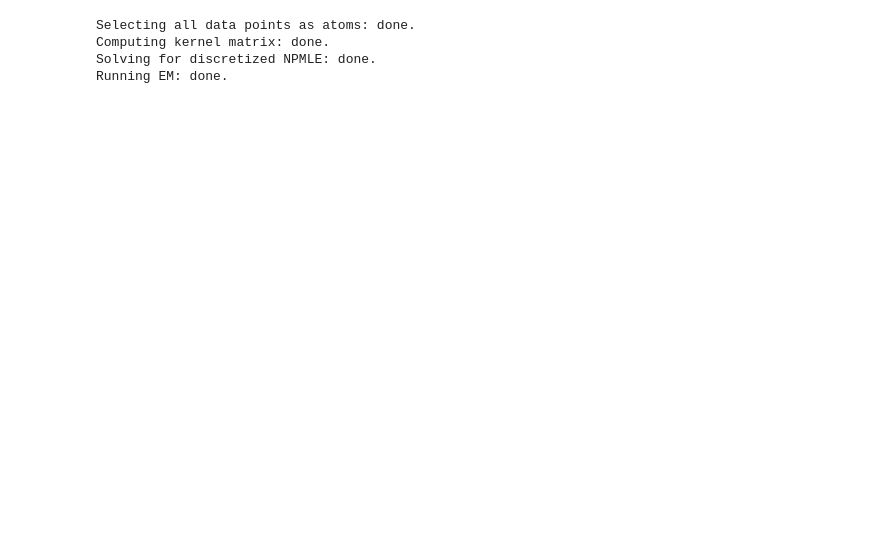
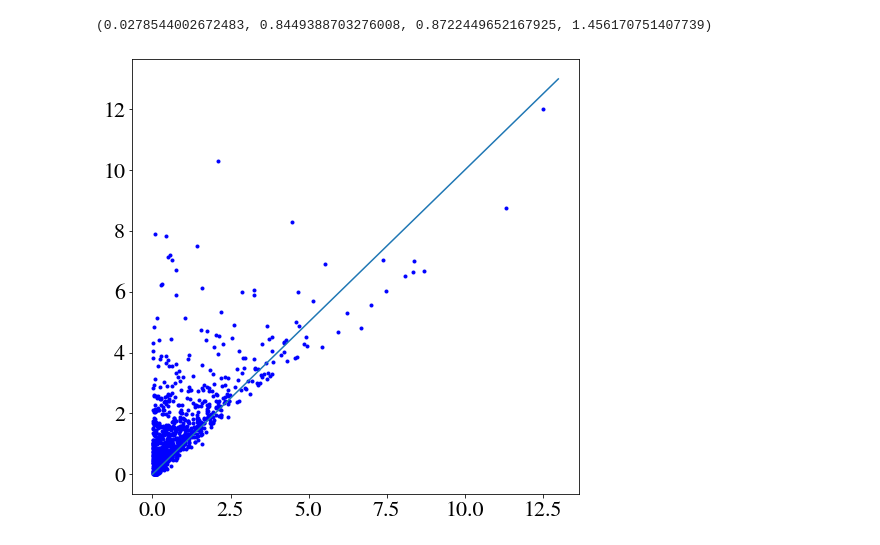
Before and after one commit to jake-soloff/NPEB, a Jupyter notebook: demo/Gaussian Denoising.ipynb, the cells around one changed output. Cells and saved outputs as stored; diff of their text form; code cells hidden in the pictures; blank space fills up the shorter version.

```diff
--- a/demo/Gaussian Denoising.ipynb
+++ b/demo/Gaussian Denoising.ipynb
@@ -19,16 +21,20 @@ prec = 1/covs
 X = truth + covs**(1/2)*np.random.randn(n,p)
 # %%
 m = GLMixture(prec_type='diagonal')
+
+
+L = np.max(np.abs(X))
+
+#(XX, YY) = np.meshgrid(np.linspace(-L, L, 100), np.linspace(-L, L, 100))
+(XX, YY) = np.meshgrid(np.linspace(-L, L, 50), np.linspace(-L, L, 50))
+atoms = np.vstack([XX.flatten(), YY.flatten()]).T
+
+m.atoms_init = atoms
 
 ## Compute the NPMLE
 m.fit(X, prec, max_iter_em=1000)
 
 ## Denoised estimates based on empirical prior
 gmleb = m.posterior_mean(X, prec)
-# %% [output]
-Selecting all data points as atoms: done.
-Computing kernel matrix: done.
-Solving for discretized NPMLE: done.
-Running EM: done.
 # %%
 o = GLMixture(prec_type='diagonal')
@@ -38,3 +51,14 @@ o.set_params(atoms=truth, weights=np.ones(n)/n)
 
 ## Denoised estimates based on oracle prior
 obayes = o.posterior_mean(X, prec)
+# %%
+np.mean(np.linalg.norm(obayes-gmleb, axis=1)**2), np.mean(np.linalg.norm(obayes-truth, axis=1)**2), np.mean(np.linalg.norm(gmleb-truth, axis=1)**2), np.mean(np.linalg.norm(X-truth, axis=1)**2)
+# %% [output]
+(0.0278544002672483, 0.8449388703276008, 0.8722449652167925, 1.456170751407739)
+# %%
+plt.figure(figsize=(8,8))
+plt.plot(np.linalg.norm(gmleb-truth, axis=1)**2, np.linalg.norm(X-truth, axis=1)**2, 'b.')
+plt.plot([0, 13],[0, 13])
+plt.show()
+# %% [output]
+[figure, added]
```
Also changed, not shown: parts of 19 cells of this notebook, 3 other files.
